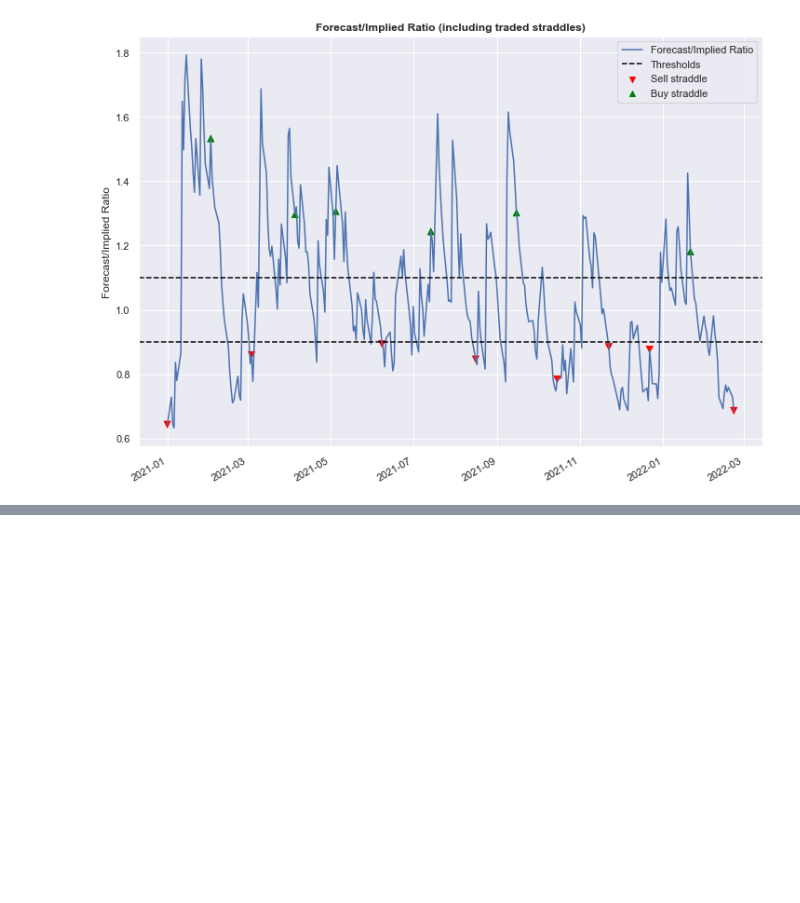
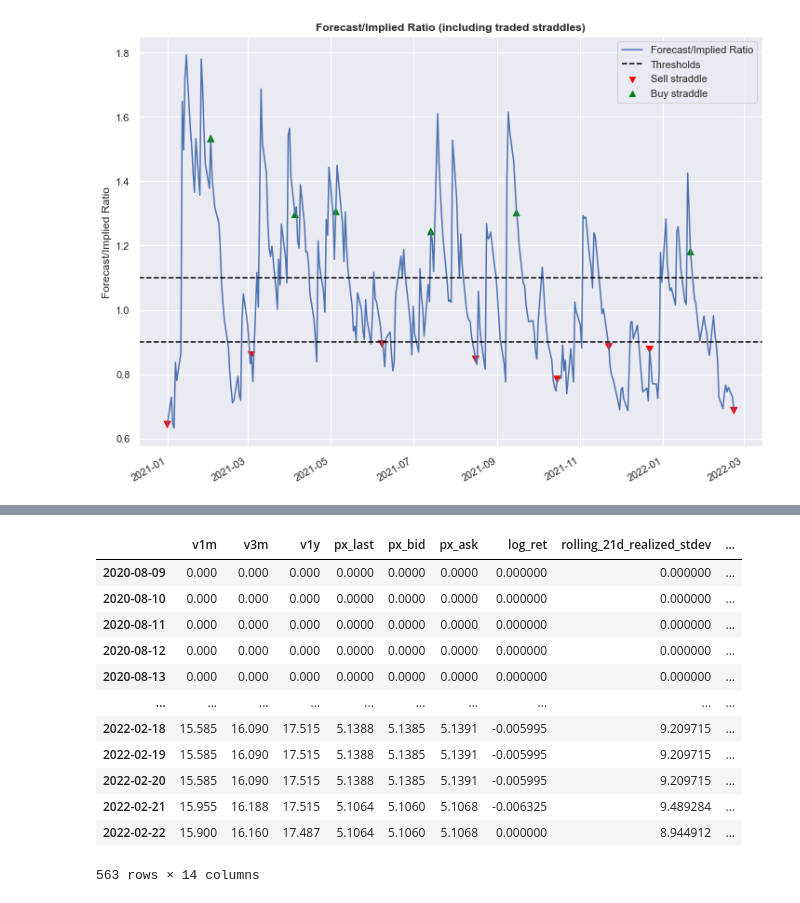
Before and after one commit to frederikbachdk/FXVolTrading, a Jupyter notebook: tradingstrategy/garch_trading.ipynb, the cells around one changed output, grey strips where cells are left out. Cells and saved outputs as stored; diff of their text form; code cells hidden in the pictures; blank space fills up the shorter version.

```diff
--- a/tradingstrategy/garch_trading.ipynb
+++ b/tradingstrategy/garch_trading.ipynb
@@ -116,0 +143,16 @@ df_performance['normalized_pnl'].plot()
+# %%
+df
+# %% [output]
+|  | v1m | v3m | v1y | px_last | px_bid | px_ask | log_ret | rolling_21d_realized_stdev | ... |
+| 2020-08-09 | 0.000 | 0.000 | 0.000 | 0.0000 | 0.0000 | 0.0000 | 0.000000 | 0.000000 | ... |
+| 2020-08-10 | 0.000 | 0.000 | 0.000 | 0.0000 | 0.0000 | 0.0000 | 0.000000 | 0.000000 | ... |
+| 2020-08-11 | 0.000 | 0.000 | 0.000 | 0.0000 | 0.0000 | 0.0000 | 0.000000 | 0.000000 | ... |
+| 2020-08-12 | 0.000 | 0.000 | 0.000 | 0.0000 | 0.0000 | 0.0000 | 0.000000 | 0.000000 | ... |
+| 2020-08-13 | 0.000 | 0.000 | 0.000 | 0.0000 | 0.0000 | 0.0000 | 0.000000 | 0.000000 | ... |
+| ... | ... | ... | ... | ... | ... | ... | ... | ... | ... |
+| 2022-02-18 | 15.585 | 16.090 | 17.515 | 5.1388 | 5.1385 | 5.1391 | -0.005995 | 9.209715 | ... |
+| 2022-02-19 | 15.585 | 16.090 | 17.515 | 5.1388 | 5.1385 | 5.1391 | -0.005995 | 9.209715 | ... |
+| 2022-02-20 | 15.585 | 16.090 | 17.515 | 5.1388 | 5.1385 | 5.1391 | -0.005995 | 9.209715 | ... |
+| 2022-02-21 | 15.955 | 16.188 | 17.515 | 5.1064 | 5.1060 | 5.1068 | -0.006325 | 9.489284 | ... |
+| 2022-02-22 | 15.900 | 16.160 | 17.487 | 5.1064 | 5.1060 | 5.1068 | 0.000000 | 8.944912 | ... |
+563 rows × 14 columns
```
Also changed, not shown: parts of 8 cells of this notebook, 6 other files.
